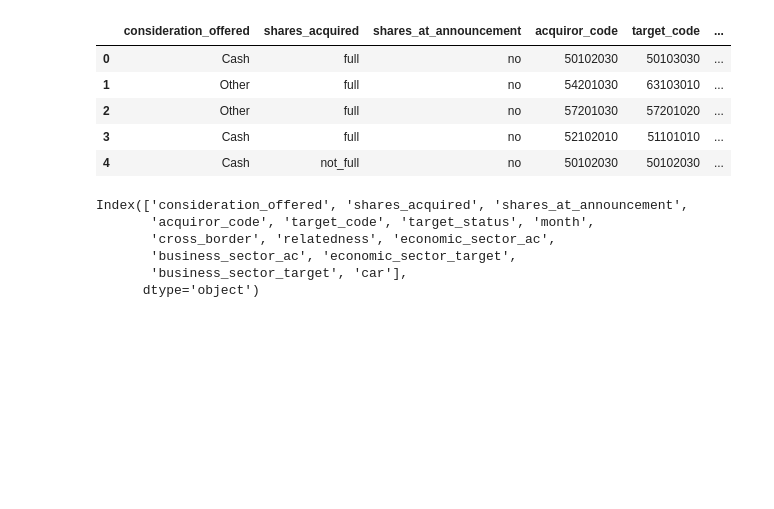
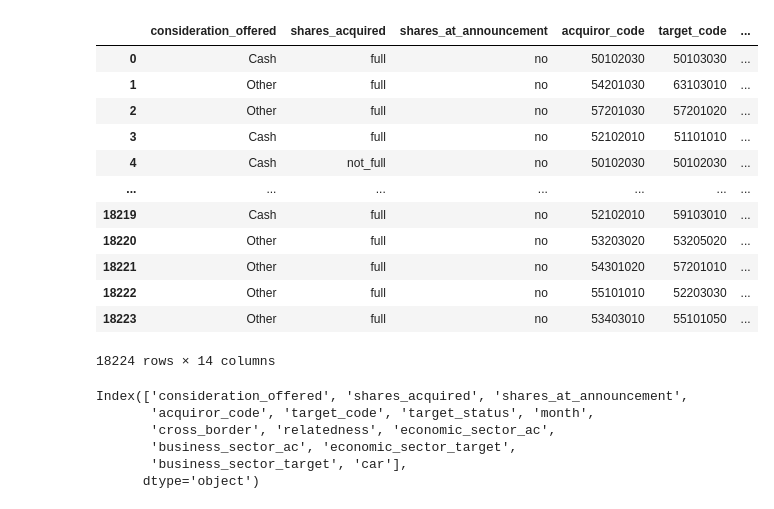
Before and after one commit to cobergmann/MA_PREDICTOR, a Jupyter notebook: notebooks/ManonLaffly_model_v1.ipynb, the cells around one changed output. Cells and saved outputs as stored; diff of their text form; code cells hidden in the pictures; blank space fills up the shorter version.

```diff
--- a/notebooks/ManonLaffly_model_v1.ipynb
+++ b/notebooks/ManonLaffly_model_v1.ipynb
@@ -19,14 +21,23 @@ from sklearn.linear_model import ElasticNet
 # %%
-data = pd.read_csv('../MA_PREDICTOR/data/ma_data_car_clean.csv')
+data_orig = pd.read_csv('../MA_PREDICTOR/data/ma_data_car_clean.csv')
+# %%
+data = data_orig[(data_orig.car > -0.3) & (data_orig.car < 0.3)]
 # %%
-data.head()
+data
 # %% [output]
 |  | consideration_offered | shares_acquired | shares_at_announcement | acquiror_code | target_code | ... |
 | 0 | Cash | full | no | 50102030 | 50103030 | ... |
 | 1 | Other | full | no | 54201030 | 63103010 | ... |
 | 2 | Other | full | no | 57201030 | 57201020 | ... |
 | 3 | Cash | full | no | 52102010 | 51101010 | ... |
 | 4 | Cash | not_full | no | 50102030 | 50102030 | ... |
+| ... | ... | ... | ... | ... | ... | ... |
+| 18219 | Cash | full | no | 52102010 | 59103010 | ... |
+| 18220 | Other | full | no | 53203020 | 53205020 | ... |
+| 18221 | Other | full | no | 54301020 | 57201010 | ... |
+| 18222 | Other | full | no | 55101010 | 52203030 | ... |
+| 18223 | Other | full | no | 53403010 | 55101050 | ... |
+18224 rows × 14 columns
 # %%
 data.columns
 # %% [output]
```
Also changed, not shown: parts of 30 cells of this notebook.
